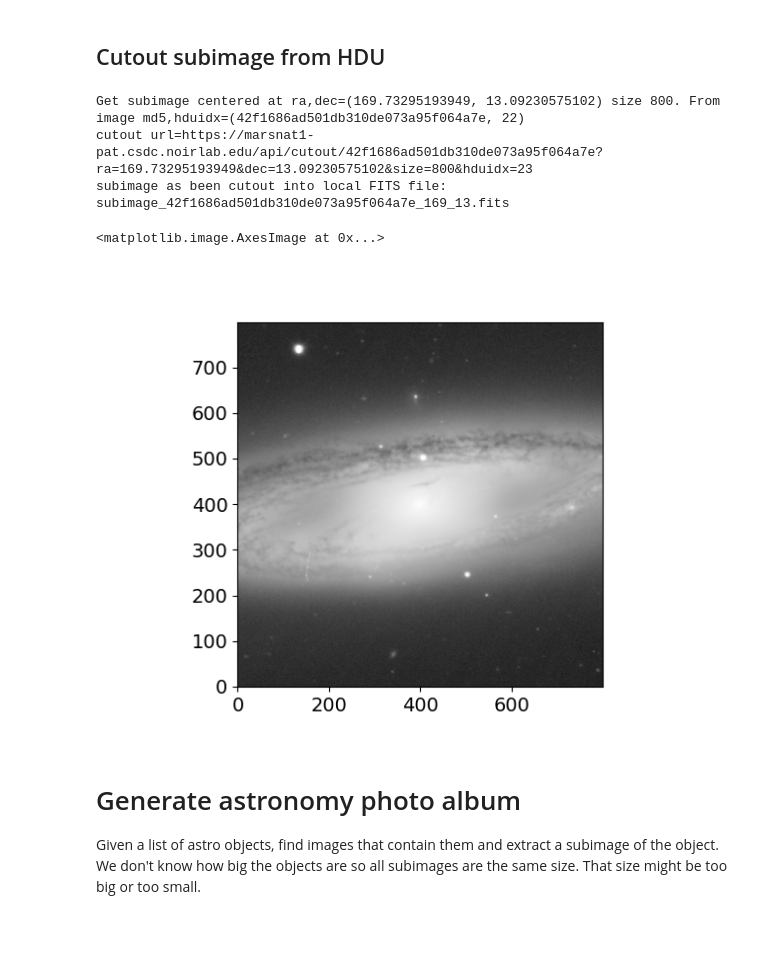
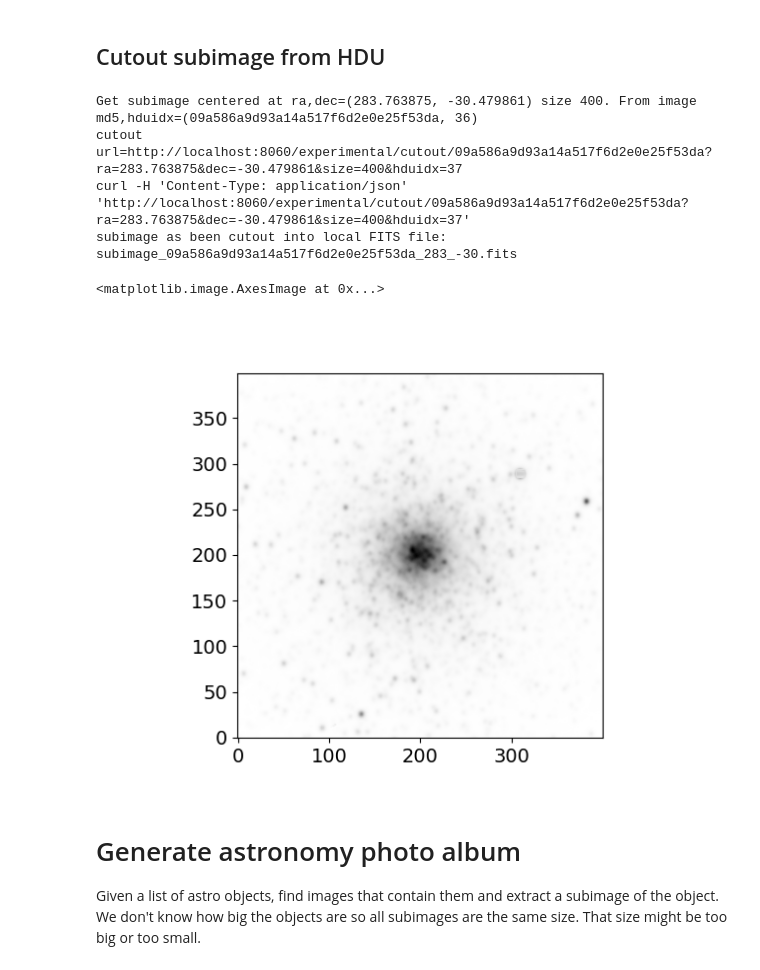
Before and after one commit to NOAO/astroget, a Jupyter notebook: notebooks/astroget-examples.ipynb, the cells around one changed output. Saved outputs shown, nothing was run; the diff lists cells and outputs as text; code cells hidden in the pictures; blank space fills up the shorter version.

```diff
--- a/notebooks/astroget-examples.ipynb
+++ b/notebooks/astroget-examples.ipynb
@@ -75,7 +79,8 @@ astroget.__version__
 # %%
 print(f'Run started: {str(datetime.now())}')
 #server='https://astroarchive.noirlab.edu'
-server='https://marsnat1-pat.csdc.noirlab.edu' # Server must support client.cutout() method !!!
-client = astroget.client.CsdcClient(url=server)
+#server='https://marsnat1-pat.csdc.noirlab.edu' # Server must support client.cutout() method !!!
+server='http://localhost:8060'  # doesn't have good FITS files for this, all stripped
+client = astroget.client.CsdcClient(url=server, show_curl=True)
 client
 # %% [output]
@@ -96,7 +101,8 @@ Display one of them.
 # %%
 # Discover image(s) of object
 #fname='/net/archive/pipe/20170803/ct4m/2017B-0951/c4d_170804_050615_oow_r_v1.fits.fz'
-obj_name = 'M65' #65,(77,96)
+#obj_name = 'M65' #65,(77,96)
+obj_name = 'M54'  # ingested into DEV
 obj_coord = SkyCoord.from_name(obj_name)
 ra = obj_coord.ra.degree
 dec = obj_coord.dec.degree
@@ -105,9 +111,12 @@ dec = obj_coord.dec.degree
 # Use very small size to approximate "obj center in HDU"
 search_size = 0.0001 # radius in degrees
 
+# prod_type=image
+# proc_type=stack,stacked
 found = client.vohdu((ra,dec), search_size,  # position=(ra,dec), size(in decimal degrees)
             instrument='decam', obs_type='object', proc_type='instcal',
             VERB=3, limit=None, verbose=False)
 
 print(f'Found {found.count} matches of object {obj_name} at position: ra,dec={(ra,dec)} using client.vohdu()')
+assert found.count > 0, 'Must have some objects to use CUTOUT'
 # %% [output]
@@ -164,21 +173,23 @@ HDU size in pixels = (4094, 2046)
 <a class="anchor" id="cutout"></a>
 ## Cutout subimage from HDU
 # %%
-subimage_size = 800
+#subimage_size = 800
+subimage_size = 400
 print(f'Get subimage centered at ra,dec={(ra,dec)} size {subimage_size}. From image md5,hduidx=({md5}, {hduidx})')
 # get FITS file
 subimage = client.cutout(ra, dec, subimage_size, md5, hduidx, verbose=True)
 print(f'subimage as been cutout into local FITS file: {subimage}')
 
 image_data = fits.getdata(subimage)
 plt.figure()
 plt.imshow(image_data, origin='lower', cmap='gray_r')
 # %% [output]
-Get subimage centered at ra,dec=(169.73295193949, 13.09230575102) size 800. From image md5,hduidx=(42f1686ad501db310de073a95f064a7e, 22)
-cutout url=https://marsnat1-pat.csdc.noirlab.edu/api/cutout/42f1686ad501db310de073a95f064a7e?ra=169.73295193949&dec=13.09230575102&size=800&hduidx=23
-subimage as been cutout into local FITS file: subimage_42f1686ad501db310de073a95f064a7e_169_13.fits
+Get subimage centered at ra,dec=(283.763875, -30.479861) size 400. From image md5,hduidx=(09a586a9d93a14a517f6d2e0e25f53da, 36)
+cutout url=http://localhost:8060/experimental/cutout/09a586a9d93a14a517f6d2e0e25f53da?ra=283.763875&dec=-30.479861&size=400&hduidx=37
+curl -H 'Content-Type: application/json' 'http://localhost:8060/experimental/cutout/09a586a9d93a14a517f6d2e0e25f53da?ra=283.763875&dec=-30.479861&size=400&hduidx=37'
+subimage as been cutout into local FITS file: subimage_09a586a9d93a14a517f6d2e0e25f53da_283_-30.fits
 <matplotlib.image.AxesImage at 0x...>
-[figure, old version]
+[figure, new version]
 # %% [markdown]
 <a class="anchor" id="album"></a>
 # Generate astronomy photo album
```
Also changed, not shown: parts of 13 cells of this notebook, 4 other files.
